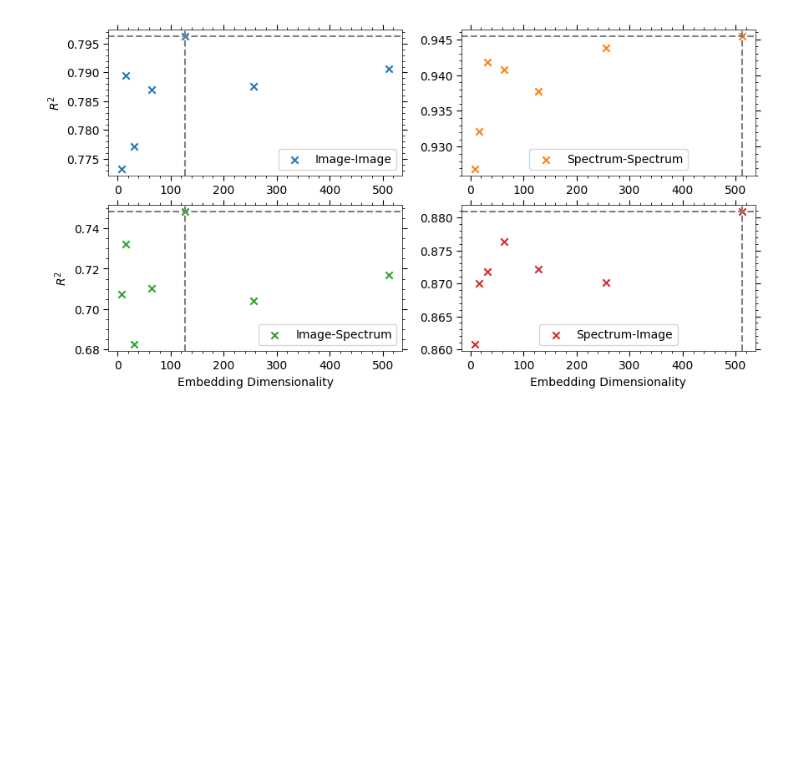
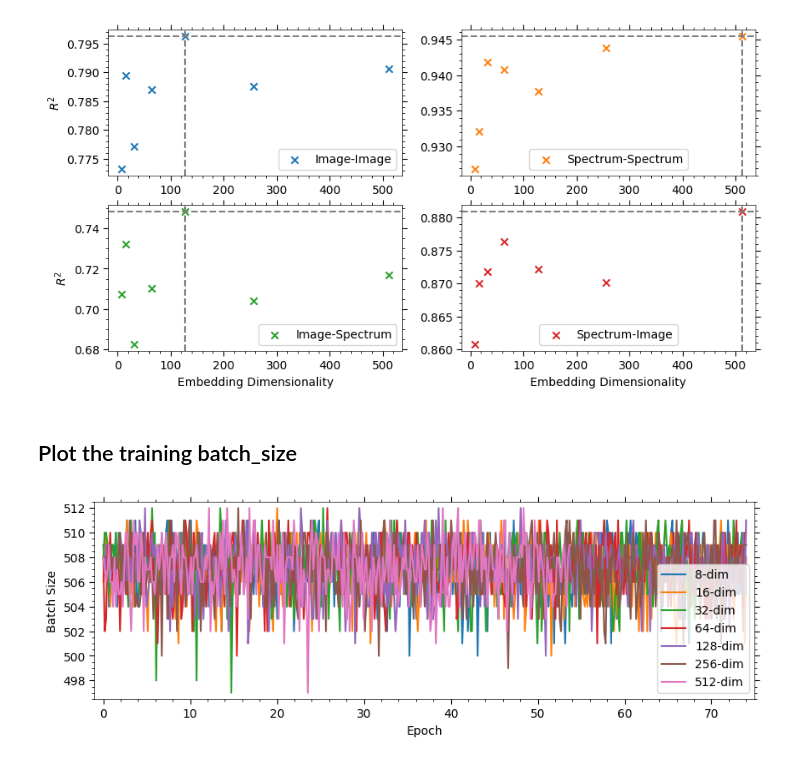
Before and after one commit to adnansiddiquei/AstroCLIP, a Jupyter notebook: results/training/training_analysis.ipynb, the cells around one changed output. Cells and saved outputs as stored; diff of their text form; code cells hidden in the pictures; blank space fills up the shorter version.

```diff
--- a/results/training/training_analysis.ipynb
+++ b/results/training/training_analysis.ipynb
@@ -12,6 +12,7 @@ mkdir: out: File exists
 # %%
 val_loss_logs = pd.read_csv('wandb_logs/val_loss.csv')
 train_loss_logs = pd.read_csv('wandb_logs/train_loss.csv')
+train_batch_size = pd.read_csv('wandb_logs/train_batch_size.csv')
 ii_logs = pd.read_csv('wandb_logs/val_ii_score.csv')
 ss_logs = pd.read_csv('wandb_logs/val_ss_score.csv')
 is_logs = pd.read_csv('wandb_logs/val_is_score.csv')
@@ -102,3 +116,23 @@ axes[0, 1].legend(loc='lower center')
 plt.savefig('out/r2_vs_embedding_dim.png', bbox_inches='tight')
 # %% [output]
 [figure]
+# %% [markdown]
+## Plot the training batch_size
+# %%
+train_x = (train_batch_size.index / train_batch_size.index[-1]) * 74
+
+fig, ax = plt.subplots(1, 1, figsize=(10, 3))
+
+for col, colour in zip(cols[1:], colours):
+    plt.plot(train_x, train_batch_size[col], label=col, color=colour)
+
+plt.legend()
+plt.xlabel('Epoch')
+plt.ylabel('Batch Size')
+plt.xlim(-1, 75)
+plt.ylim(496.5, 512.5)
+format_axes(ax)
+
+plt.savefig('out/train_batch_size.png', bbox_inches='tight')
+# %% [output]
+[figure, added]
```
Also changed, not shown: parts of 2 cells of this notebook, 6 other files.
